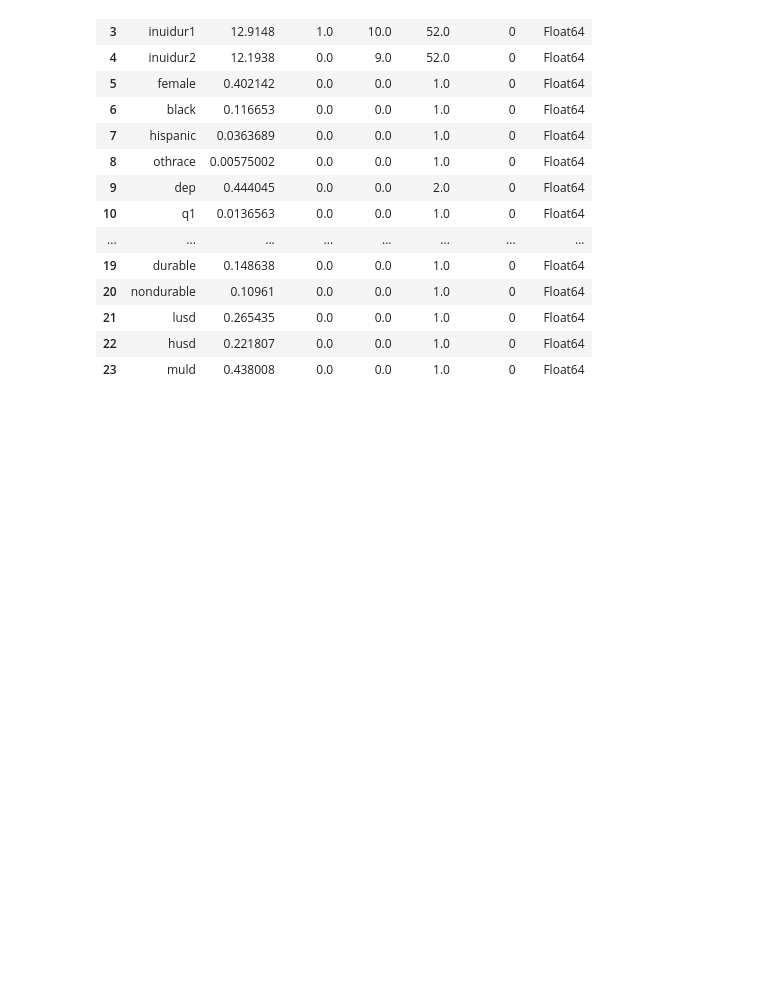
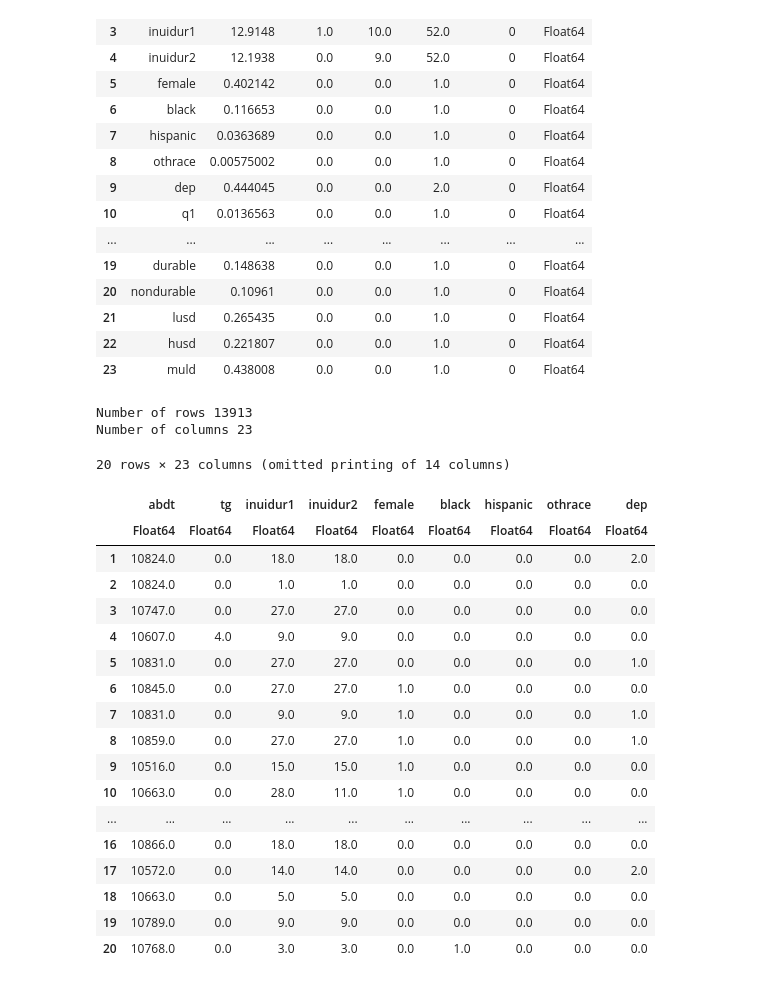
Before and after one commit to alexanderquispe/14.38_Causal_ML, a Jupyter notebook: Julia_Notebooks/tutorial_julia.ipynb, the cells around one changed output. Cells and saved outputs as stored; diff of their text form; code cells hidden in the pictures; blank space fills up the shorter version.

```diff
--- a/Julia_Notebooks/tutorial_julia.ipynb
+++ b/Julia_Notebooks/tutorial_julia.ipynb
@@ -236,3 +234,35 @@ describe(df)
 | 21 | lusd | 0.265435 | 0.0 | 0.0 | 1.0 | 0 | Float64 |
 | 22 | husd | 0.221807 | 0.0 | 0.0 | 1.0 | 0 | Float64 |
 | 23 | muld | 0.438008 | 0.0 | 0.0 | 1.0 | 0 | Float64 |
+# %%
+println("Number of rows ", size(df,1))
+println("Number of columns ", size(df,2))
+# %% [output]
+Number of rows 13913
+Number of columns 23
+# %%
+# Filter control group and just treatment group number 4
+
+penn = filter(row -> row[:tg] in [4,0], df)
+
+first(penn,20)
+# %% [output]
+20 rows × 23 columns (omitted printing of 14 columns)
+|  | abdt | tg | inuidur1 | inuidur2 | female | black | hispanic | othrace | dep |
+|  | Float64 | Float64 | Float64 | Float64 | Float64 | Float64 | Float64 | Float64 | Float64 |
+| 1 | 10824.0 | 0.0 | 18.0 | 18.0 | 0.0 | 0.0 | 0.0 | 0.0 | 2.0 |
+| 2 | 10824.0 | 0.0 | 1.0 | 1.0 | 0.0 | 0.0 | 0.0 | 0.0 | 0.0 |
+| 3 | 10747.0 | 0.0 | 27.0 | 27.0 | 0.0 | 0.0 | 0.0 | 0.0 | 0.0 |
+| 4 | 10607.0 | 4.0 | 9.0 | 9.0 | 0.0 | 0.0 | 0.0 | 0.0 | 0.0 |
+| 5 | 10831.0 | 0.0 | 27.0 | 27.0 | 0.0 | 0.0 | 0.0 | 0.0 | 1.0 |
+| 6 | 10845.0 | 0.0 | 27.0 | 27.0 | 1.0 | 0.0 | 0.0 | 0.0 | 0.0 |
+| 7 | 10831.0 | 0.0 | 9.0 | 9.0 | 1.0 | 0.0 | 0.0 | 0.0 | 1.0 |
+| 8 | 10859.0 | 0.0 | 27.0 | 27.0 | 1.0 | 0.0 | 0.0 | 0.0 | 1.0 |
+| 9 | 10516.0 | 0.0 | 15.0 | 15.0 | 1.0 | 0.0 | 0.0 | 0.0 | 0.0 |
+| 10 | 10663.0 | 0.0 | 28.0 | 11.0 | 1.0 | 0.0 | 0.0 | 0.0 | 0.0 |
+| ... | ... | ... | ... | ... | ... | ... | ... | ... | ... |
+| 16 | 10866.0 | 0.0 | 18.0 | 18.0 | 0.0 | 0.0 | 0.0 | 0.0 | 0.0 |
+| 17 | 10572.0 | 0.0 | 14.0 | 14.0 | 0.0 | 0.0 | 0.0 | 0.0 | 2.0 |
+| 18 | 10663.0 | 0.0 | 5.0 | 5.0 | 0.0 | 0.0 | 0.0 | 0.0 | 0.0 |
+| 19 | 10789.0 | 0.0 | 9.0 | 9.0 | 0.0 | 0.0 | 0.0 | 0.0 | 0.0 |
+| 20 | 10768.0 | 0.0 | 3.0 | 3.0 | 0.0 | 1.0 | 0.0 | 0.0 | 0.0 |
```
Also changed, not shown: parts of 5 cells of this notebook.
